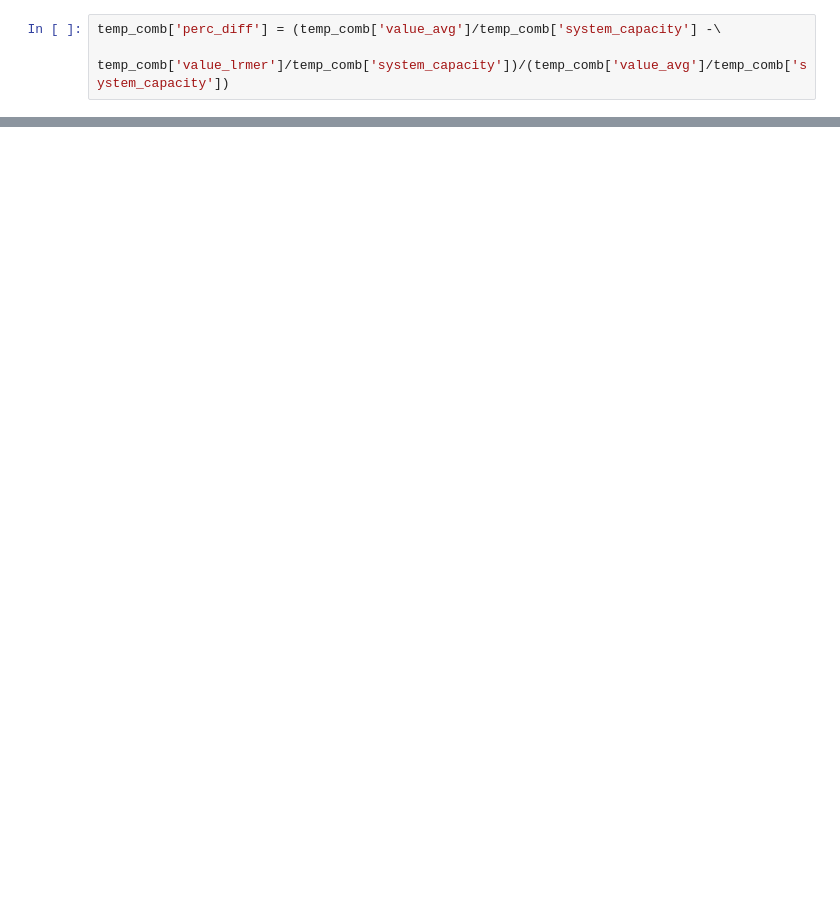
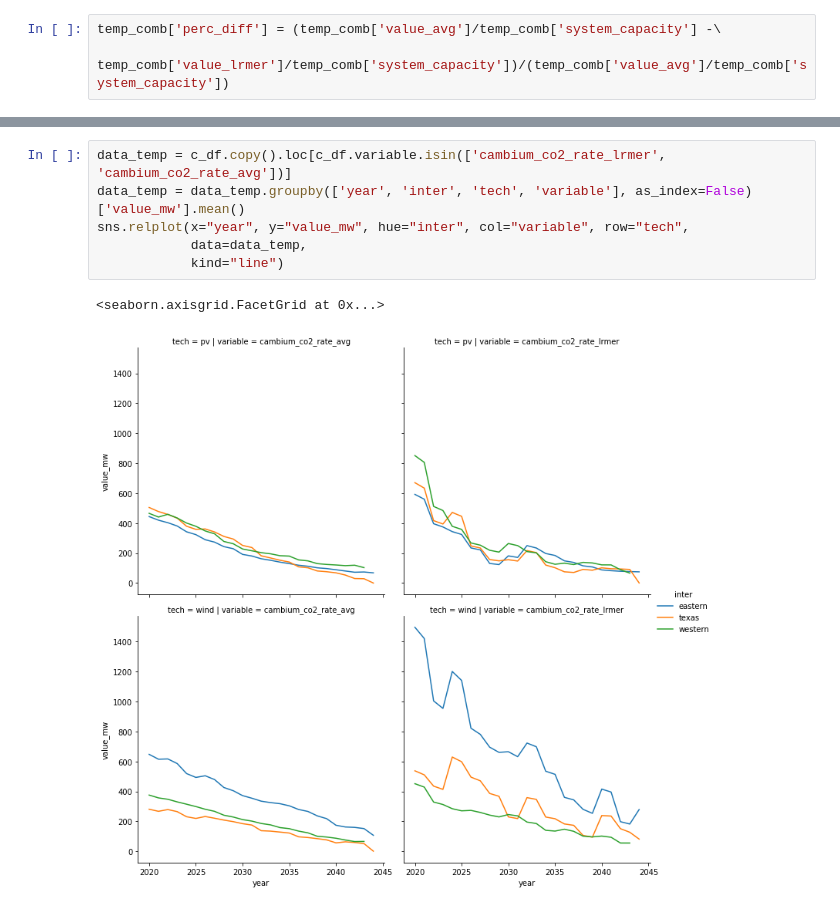
Before and after one commit to NREL/vapor, a Jupyter notebook: notebooks/lrmer_comp.ipynb, the cells around one changed output, grey strips where cells are left out. Drawn from its saved outputs; the diff is of its cells as text; blank space fills up the shorter version.

```diff
--- a/notebooks/lrmer_comp.ipynb
+++ b/notebooks/lrmer_comp.ipynb
@@ -130,0 +135,9 @@ temp_comb.head()
+# %%
+data_temp = c_df.copy().loc[c_df.variable.isin(['cambium_co2_rate_lrmer', 'cambium_co2_rate_avg'])]
+data_temp = data_temp.groupby(['year', 'inter', 'tech', 'variable'], as_index=False)['value_mw'].mean()
+sns.relplot(x="year", y="value_mw", hue="inter", col="variable", row="tech",
+            data=data_temp,
+            kind="line")
+# %% [output]
+<seaborn.axisgrid.FacetGrid at 0x...>
+[figure, added]
```
Also changed, not shown: parts of 9 cells of this notebook.
